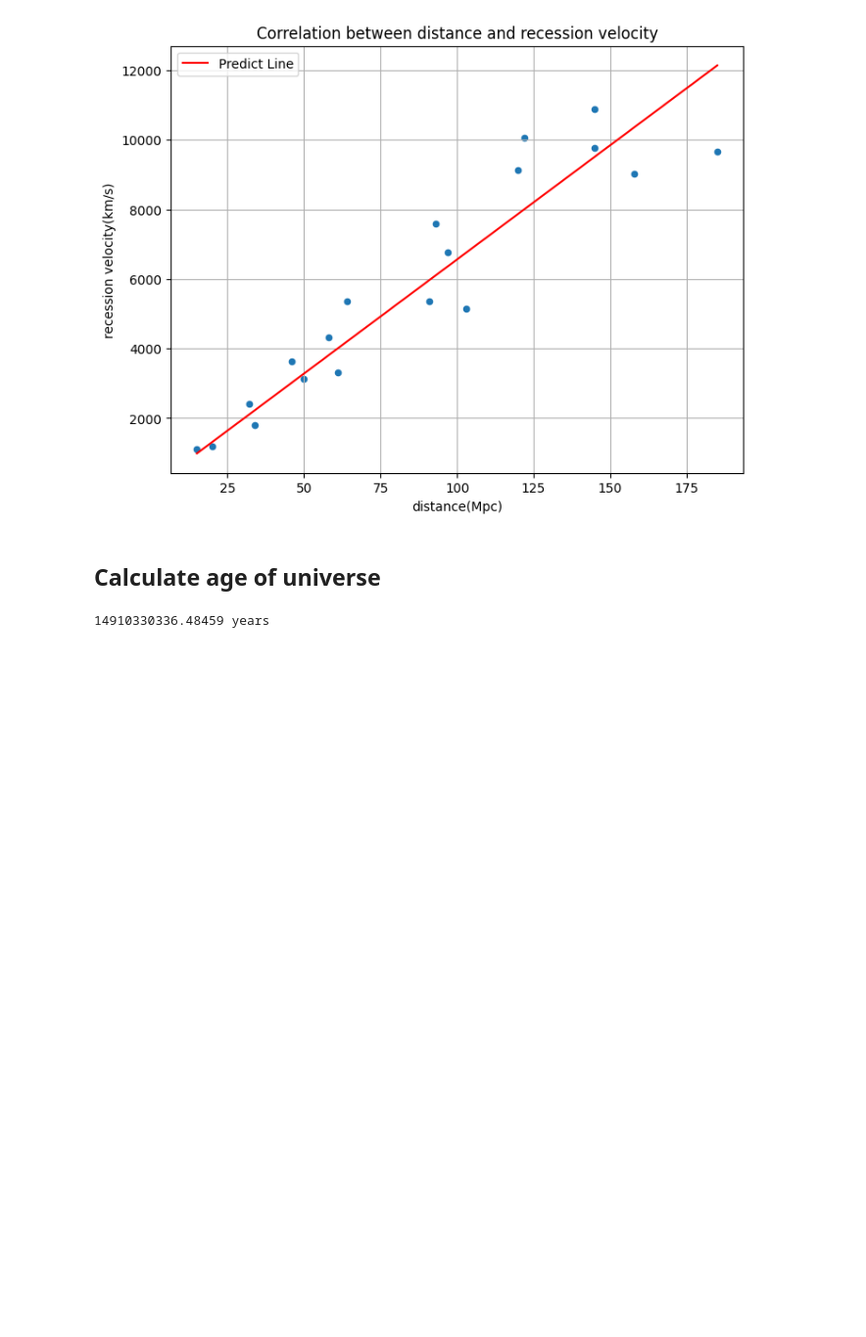
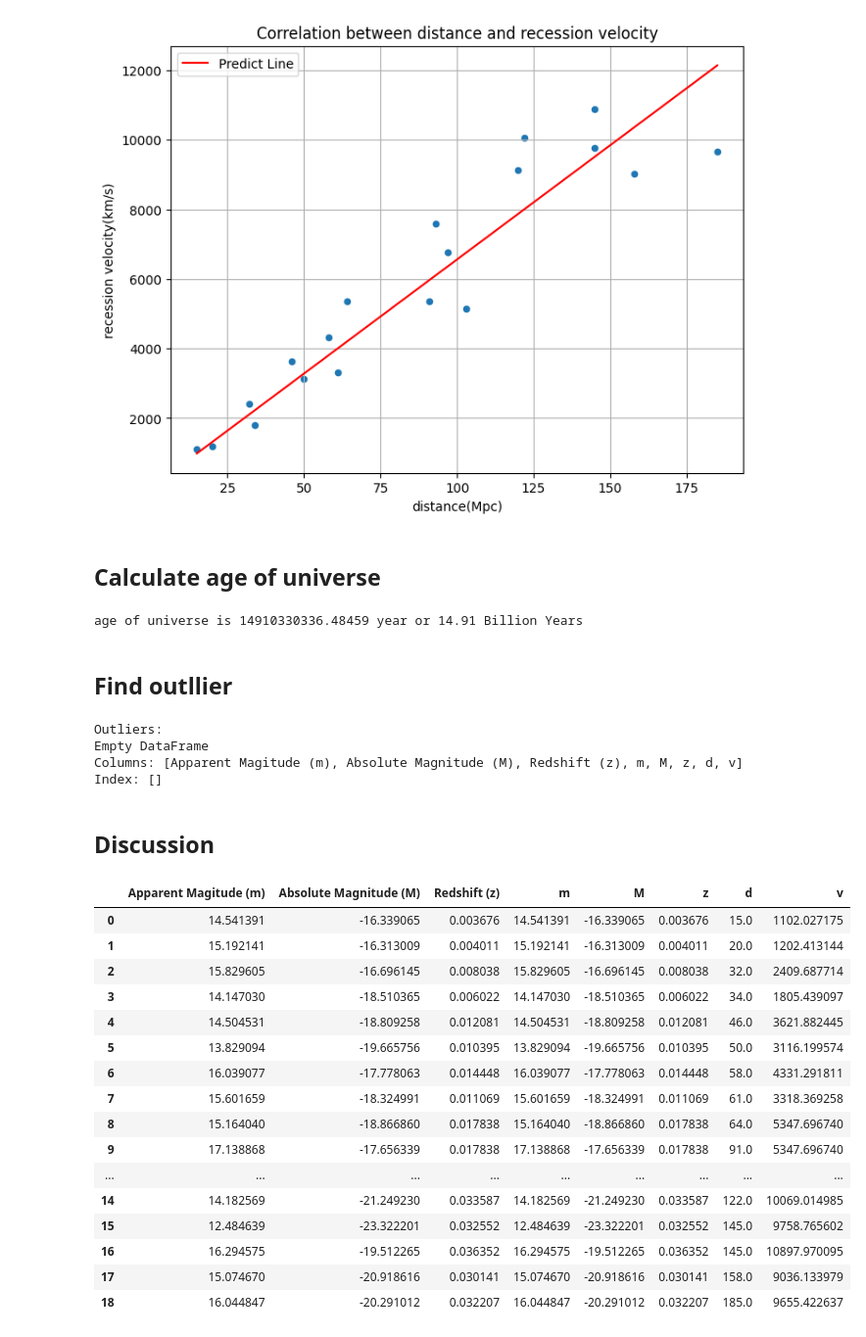
Before and after one commit to Nonbangkok/AstroCode, a Jupyter notebook: astrocode.ipynb, the cells around one changed output. Shown at 98% size. Drawn from its saved outputs; the diff is of its cells as text; code cells hidden in the pictures; blank space fills up the shorter version.

```diff
--- a/astrocode.ipynb
+++ b/astrocode.ipynb
@@ -149,6 +173,53 @@ Standard Error of the Slope: 5.6122455960570115
 # %%
 second = 1 / (slope * (1 / ( 3.086 * pow(10, 19)))) # transform unit from km/s/Mpc to s
 age_of_universe = second / 31536000 # transform unit from s to year
-print(f"{age_of_universe} years")
+print(f"age of universe is {age_of_universe} year or {age_of_universe / 1e9 :.2f} Billion Years")
 # %% [output]
-14910330336.48459 years
+age of universe is 14910330336.48459 year or 14.91 Billion Years
+# %% [markdown]
+## Find outllier
+# %%
+# use IQR to find outlier
+Q1 = df['d'].quantile(0.25)
+Q3 = df['d'].quantile(0.75)
+IQR = Q3 - Q1
+
+upper_bound = Q3 + 1.5 * IQR
+lower_bound = Q1 - 1.5 * IQR
+
+outliers = df[(df['d'] > upper_bound) | (df['d'] < lower_bound)]
+
+print("Outliers:")
+print(outliers)
+
+# No outliers
+# %% [output]
+Outliers:
+Empty DataFrame
+Columns: [Apparent Magitude (m), Absolute Magnitude (M), Redshift (z), m, M, z, d, v]
+Index: []
+# %% [markdown]
+## Discussion
+# %%
+# sort the data with distance
+new = df.sort_values(by='d', ascending=True)
+new.reset_index(drop=True, inplace=True)
+new
+# %% [output]
+|  | Apparent Magitude (m) | Absolute Magnitude (M) | Redshift (z) | m | M | z | d | v |
+| 0 | 14.541391 | -16.339065 | 0.003676 | 14.541391 | -16.339065 | 0.003676 | 15.0 | 1102.027175 |
+| 1 | 15.192141 | -16.313009 | 0.004011 | 15.192141 | -16.313009 | 0.004011 | 20.0 | 1202.413144 |
+| 2 | 15.829605 | -16.696145 | 0.008038 | 15.829605 | -16.696145 | 0.008038 | 32.0 | 2409.687714 |
+| 3 | 14.147030 | -18.510365 | 0.006022 | 14.147030 | -18.510365 | 0.006022 | 34.0 | 1805.439097 |
+| 4 | 14.504531 | -18.809258 | 0.012081 | 14.504531 | -18.809258 | 0.012081 | 46.0 | 3621.882445 |
+| 5 | 13.829094 | -19.665756 | 0.010395 | 13.829094 | -19.665756 | 0.010395 | 50.0 | 3116.199574 |
+| 6 | 16.039077 | -17.778063 | 0.014448 | 16.039077 | -17.778063 | 0.014448 | 58.0 | 4331.291811 |
+| 7 | 15.601659 | -18.324991 | 0.011069 | 15.601659 | -18.324991 | 0.011069 | 61.0 | 3318.369258 |
+| 8 | 15.164040 | -18.866860 | 0.017838 | 15.164040 | -18.866860 | 0.017838 | 64.0 | 5347.696740 |
+| 9 | 17.138868 | -17.656339 | 0.017838 | 17.138868 | -17.656339 | 0.017838 | 91.0 | 5347.696740 |
+| ... | ... | ... | ... | ... | ... | ... | ... | ... |
+| 14 | 14.182569 | -21.249230 | 0.033587 | 14.182569 | -21.249230 | 0.033587 | 122.0 | 10069.014985 |
+| 15 | 12.484639 | -23.322201 | 0.032552 | 12.484639 | -23.322201 | 0.032552 | 145.0 | 9758.765602 |
+| 16 | 16.294575 | -19.512265 | 0.036352 | 16.294575 | -19.512265 | 0.036352 | 145.0 | 10897.970095 |
+| 17 | 15.074670 | -20.918616 | 0.030141 | 15.074670 | -20.918616 | 0.030141 | 158.0 | 9036.133979 |
+| 18 | 16.044847 | -20.291012 | 0.032207 | 16.044847 | -20.291012 | 0.032207 | 185.0 | 9655.422637 |
```
Also changed, not shown: parts of 11 cells of this notebook.
